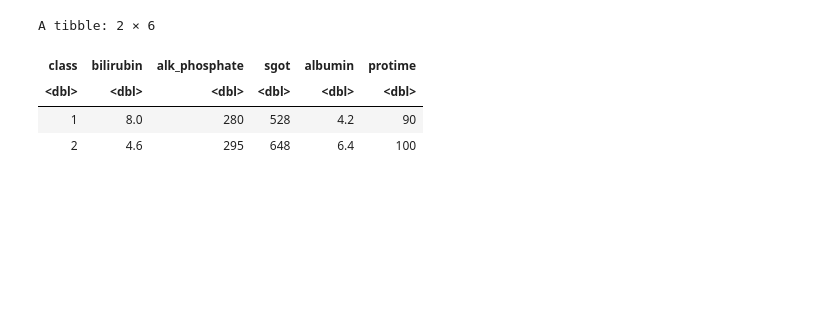
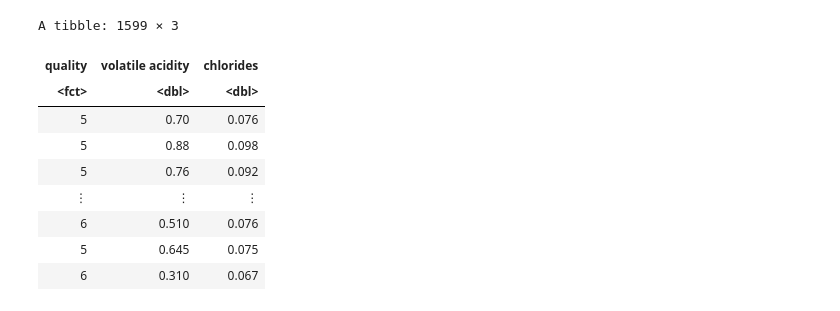
Before and after one commit to PedroMMHernandes/GroupProject_DSCI, a Jupyter notebook: exploratory analysis.ipynb, the cells around one changed output. Drawn from its saved outputs; the diff is of its cells as text; code cells hidden in the pictures; blank space fills up the shorter version.

```diff
--- a/exploratory analysis.ipynb
+++ b/exploratory analysis.ipynb
@@ -10,5 +28,6 @@ unzip("hepatitis_data.zip", "hepatitis.data")
 # %%
-c_names = c("class", "age" , "sex", "steroid", "antivirals", "fatigue", "malaise", "anorexia", "liver big", "liver firm", "spleen palpable", "spiders", "ascites", "varices", "bilirubin", "alk_phosphate", "sgot", "albumin", "protime", "histology")
-hepatitis_data <- read_csv("hepatitis.data", col_names = c_names)
-hepatitis_data
+red_wine_data <- read_csv2("winequality-red.csv") |>
+    mutate_if(is.character, as.numeric) |>
+    mutate(quality = as.factor(quality))
+red_wine_data
 # %% [output]
@@ -129,7 +117,16 @@ As we could see, this plot already shows a simple correlation of those two varia
 # %%
+wine_data_select <- red_wine_data |>
+    select(quality, `volatile acidity`, `chlorides`)
+
+wine_data_select
 # %% [output]
-A tibble: 2 × 6
+A tibble: 1599 × 3
-| class | bilirubin | alk_phosphate | sgot | albumin | protime |
-| <dbl> | <dbl> | <dbl> | <dbl> | <dbl> | <dbl> |
-| 1 | 8.0 | 280 | 528 | 4.2 | 90 |
-| 2 | 4.6 | 295 | 648 | 6.4 | 100 |
+| quality | volatile acidity | chlorides |
+| <fct> | <dbl> | <dbl> |
+| 5 | 0.70 | 0.076 |
+| 5 | 0.88 | 0.098 |
+| 5 | 0.76 | 0.092 |
+| ⋮ | ⋮ | ⋮ |
+| 6 | 0.510 | 0.076 |
+| 5 | 0.645 | 0.075 |
+| 6 | 0.310 | 0.067 |
```
Also changed, not shown: parts of 17 cells of this notebook.
